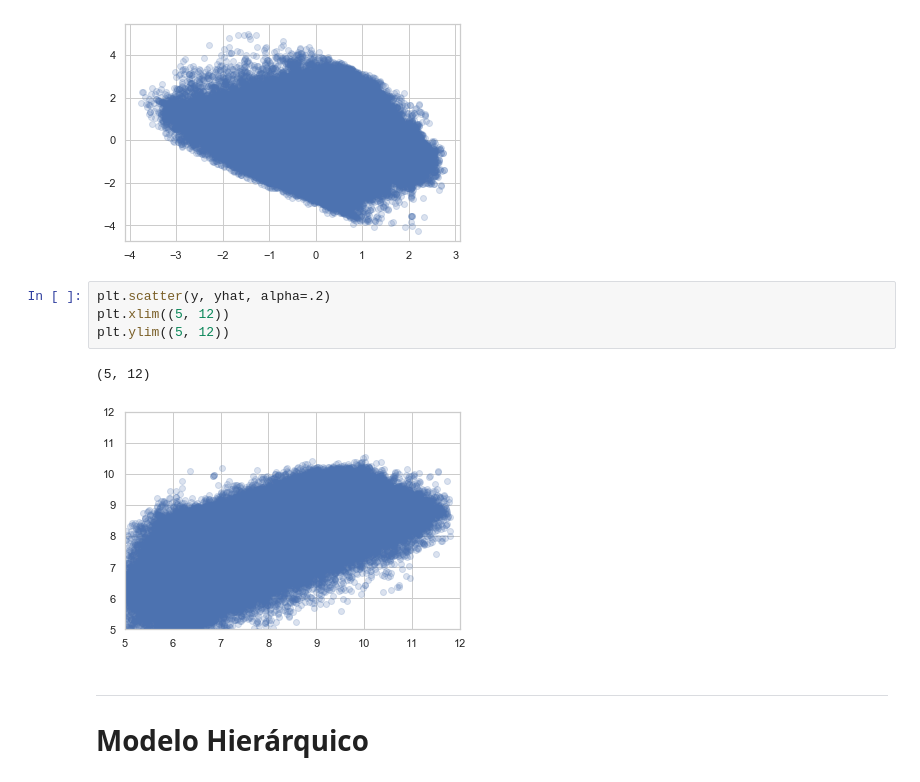
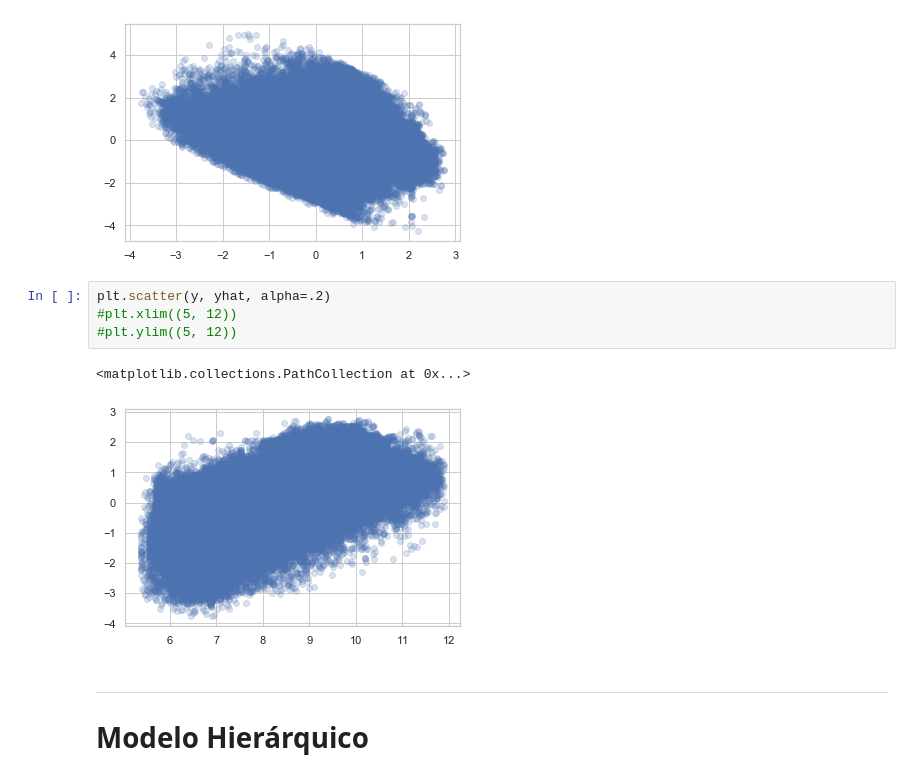
Before and after one commit to neylsoncrepalde/diversidade_mercado_ia, a Jupyter notebook: src/exploratoria.ipynb, the cells around one changed output. Drawn from its saved outputs; the diff is of its cells as text.

```diff
--- a/src/exploratoria.ipynb
+++ b/src/exploratoria.ipynb
@@ -1076,11 +1098,11 @@ LinregressResult(slope=-3.487930297003333e-13, intercept=9.413203800706553e-16,
 [figure]
 # %%
 plt.scatter(y, yhat, alpha=.2)
-plt.xlim((5, 12))
-plt.ylim((5, 12))
+#plt.xlim((5, 12))
+#plt.ylim((5, 12))
 # %% [output]
-(5, 12)
+<matplotlib.collections.PathCollection at 0x...>
-[figure, old version]
+[figure, new version]
 # %% [markdown]
 ---
 
```
Also changed, not shown: parts of 10 cells of this notebook.
